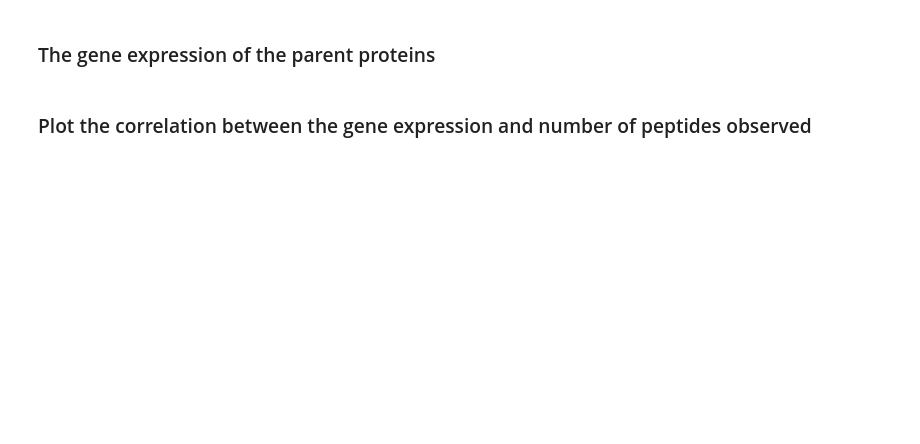
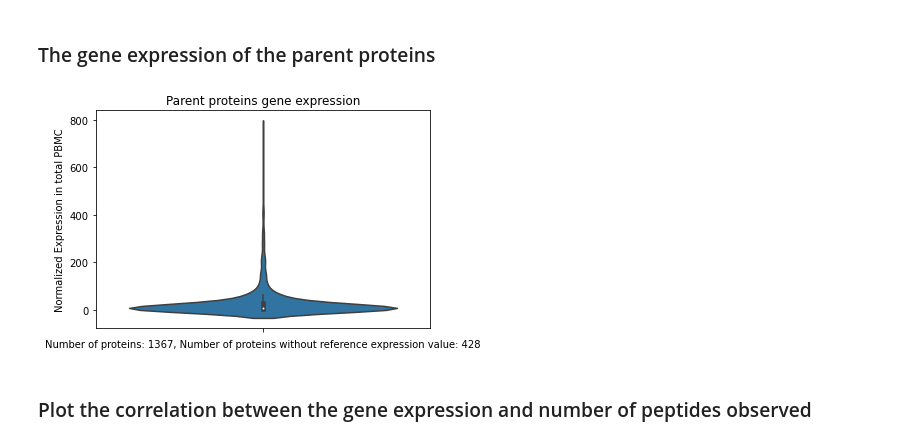
Before and after one commit to ikmb/iptoolkit, a Jupyter notebook: Tutorials/Tutorial_two_creating_an_experiment_object.ipynb, the cells around one changed output. Cells and saved outputs as stored; diff of their text form; code cells hidden in the pictures; blank space fills up the shorter version.

```diff
--- a/Tutorials/Tutorial_two_creating_an_experiment_object.ipynb
+++ b/Tutorials/Tutorial_two_creating_an_experiment_object.ipynb
@@ -109,7 +115,9 @@ visualize_num_peptides_per_parent(num_per_protein,25)
 ### The gene expression of the parent proteins
 # %%
 parent_protein_exp: pd.DataFrame = exp.get_expression_of_parent_proteins()
-plot_parent_protein_expression_in_tissue(parent_protein_exp,exp.get_tissue_name())
+fig=plot_parent_protein_expression_in_tissue(parent_protein_exp,exp.get_tissue_name())
+# %% [output]
+[figure, added]
 # %% [markdown]
 ### Plot the correlation between the gene expression and number of peptides observed
 # %%
```
Also changed, not shown: parts of 34 cells of this notebook, 10 other files.
